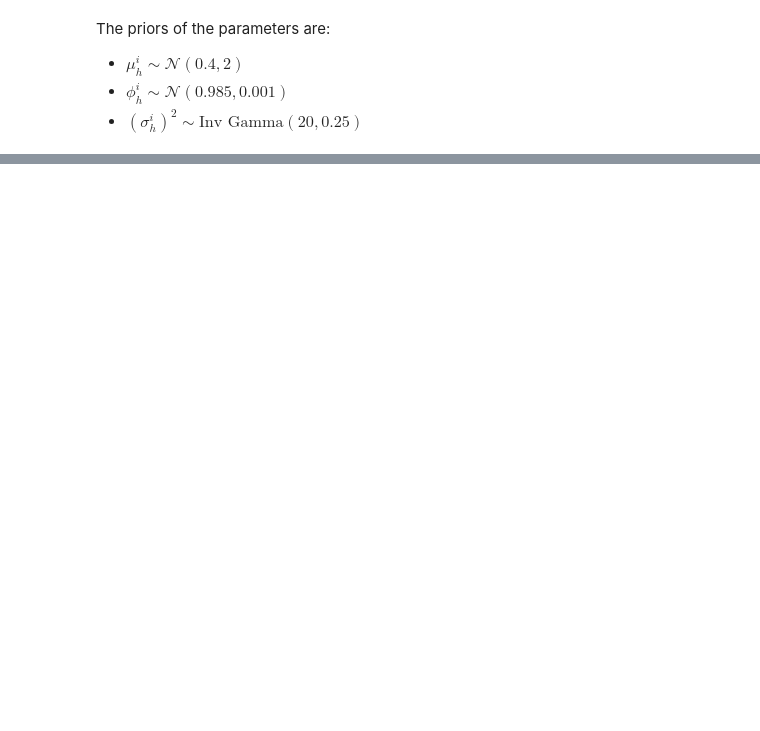
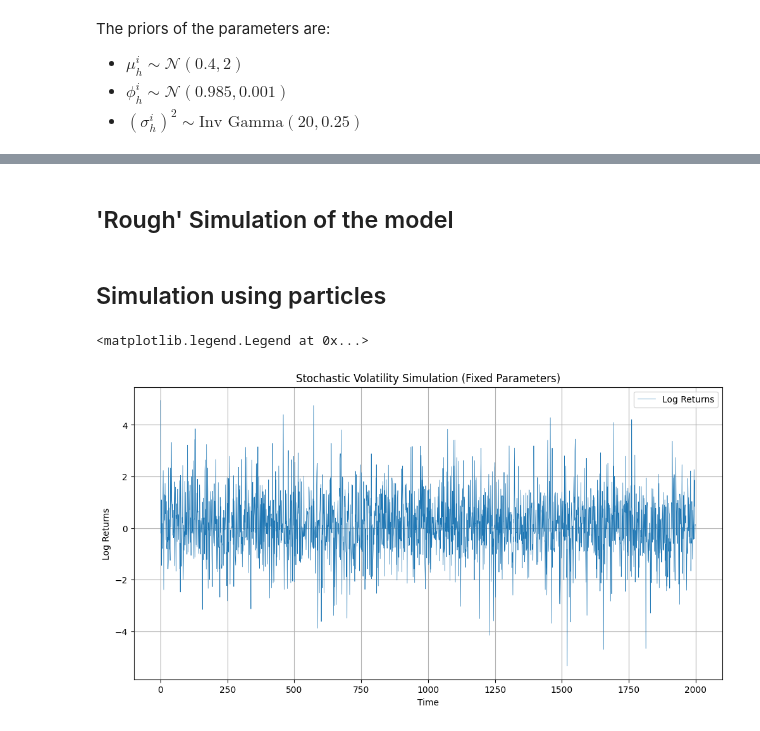
Before and after one commit to zakil-02/High-dimensional-dynamic-stochastic-copula-models, a Jupyter notebook: Code/Notebooks/SV_with_MLE.ipynb, the cells around one changed output, grey strips where cells are left out. Cells and saved outputs as stored; diff of their text form; code cells hidden in the pictures; blank space fills up the shorter version.

```diff
--- a/Code/Notebooks/SV_with_MLE.ipynb
+++ b/Code/Notebooks/SV_with_MLE.ipynb
@@ -36,0 +36,2 @@ from scipy.special import gamma
+# %% [markdown]
+## 'Rough' Simulation of the model
@@ -36,0 +89,2 @@ from scipy.special import gamma
+# %% [markdown]
+## Simulation using particles
@@ -36,0 +127,14 @@ from scipy.special import gamma
+# %%
+np.random.seed(42)
+model = SV()
+X, y = model.simulate(2000)
+plt.figure(figsize=(12, 6))
+plt.grid()
+plt.plot(y, label="Log Returns", linewidth=0.5)
+plt.xlabel('Time')
+plt.ylabel('Log Returns')
+plt.title('Stochastic Volatility Simulation (Fixed Parameters)')
+plt.legend()
+# %% [output]
+<matplotlib.legend.Legend at 0x...>
+[figure, added]
```
Also changed, not shown: parts of 27 cells of this notebook, 2 other files.
